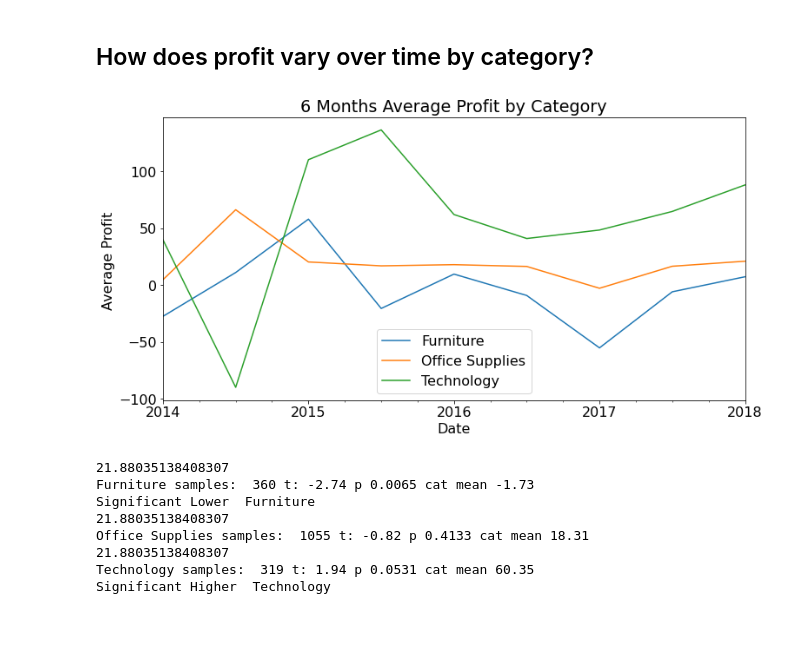
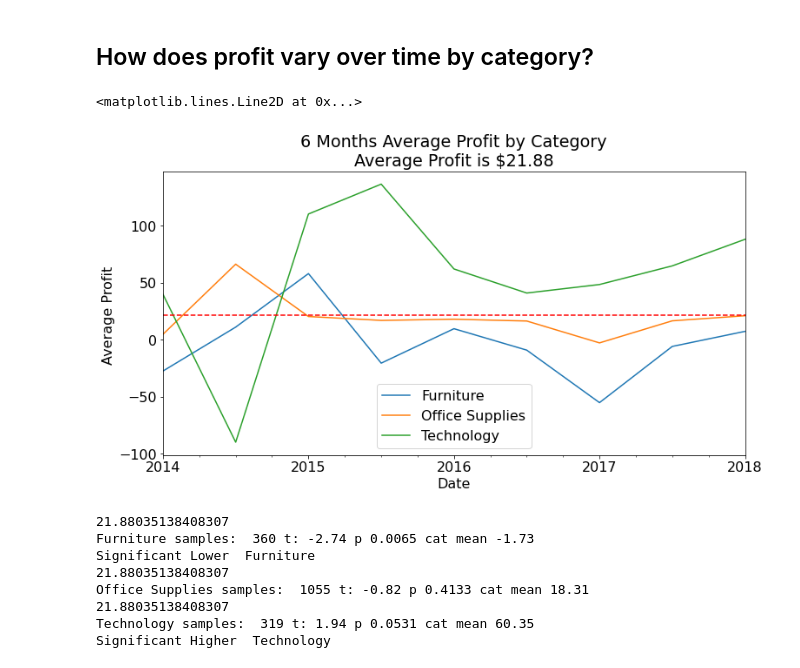
Before and after one commit to superstore-stephen-jesse/superstor-time-series-project, a Jupyter notebook: final_report.ipynb, the cells around one changed output. Drawn from its saved outputs; the diff is of its cells as text; code cells hidden in the pictures; blank space fills up the shorter version.

Commit message:
Update chart

```diff
--- a/final_report.ipynb
+++ b/final_report.ipynb
@@ -68,15 +68,16 @@ plt.show()
 # %%
 # Profit of categories over time , resampled at 6 months
 for cat in df.category.unique():
     sample = df[df.category == cat]
     sample.resample('6M').profit.mean().plot(label = cat)
-    plt.title('6 Months Average Profit by Category')
+    plt.title(f'6 Months Average Profit by Category\nAverage Profit is ${df.profit.mean():.2f}')
     plt.ylabel('Average Profit ')
     plt.xlabel('Date')
     plt.legend()
-# plt.axhline(df.profit.mean(), color='r')
+plt.axhline(df.profit.mean(), color='r',linestyle='--')
 # %% [output]
+<matplotlib.lines.Line2D at 0x...>
-[figure, old version]
+[figure, new version]
 # %%
 # Perform t-test statistical testing of average profit by category
 for cat in df["category"].unique():
```
